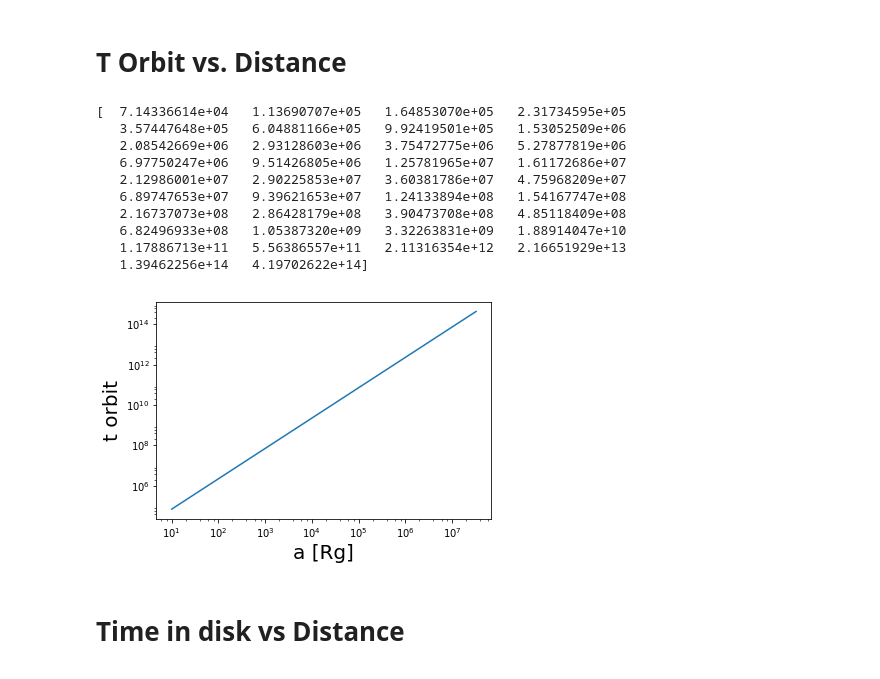
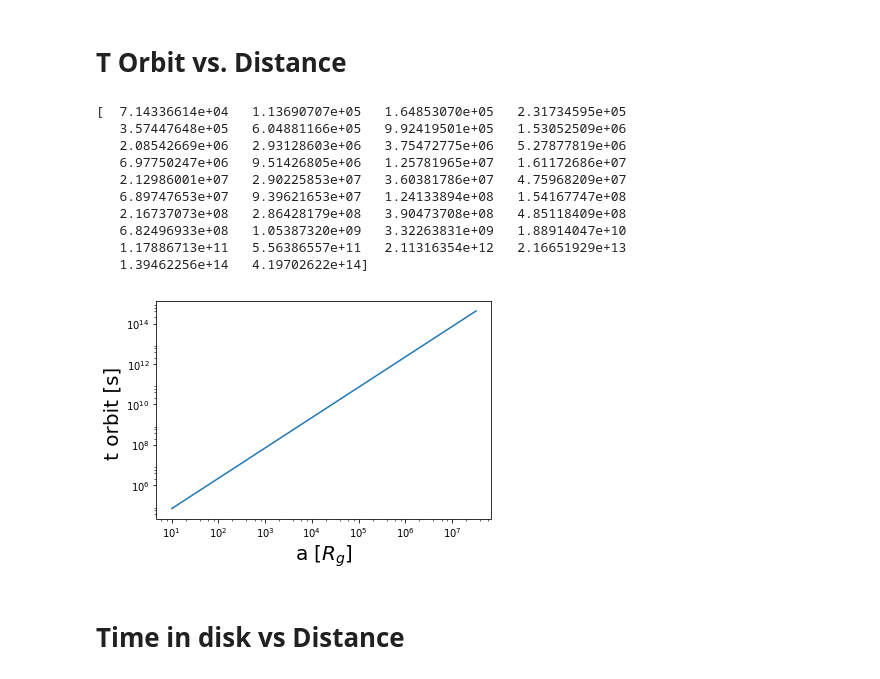
Before and after one commit to gfabj/Summer_Research_Project, a Jupyter notebook: SG_Model.ipynb, the cells around one changed output. Saved outputs shown, nothing was run; the diff lists cells and outputs as text; code cells hidden in the pictures.

```diff
--- a/SG_Model.ipynb
+++ b/SG_Model.ipynb
@@ -123,22 +139,22 @@ T_Orb = (2*np.pi*distance_in_rg*1.5*10**8)/velocity
 # %%
 logPlot=plt.gca()
 logPlot.loglog(distance_in_rg,T_Orb)
-plt.xlabel('a [Rg]',fontsize=20)
-plt.ylabel('t orbit',fontsize=20)
+plt.xlabel('a [$R_g$]',fontsize=20)
+plt.ylabel('t orbit [s] ',fontsize=20)
 
 print T_Orb
 # %% [output]
 [  7.14336614e+04   1.13690707e+05   1.64853070e+05   2.31734595e+05
    3.57447648e+05   6.04881166e+05   9.92419501e+05   1.53052509e+06
    2.08542669e+06   2.93128603e+06   3.75472775e+06   5.27877819e+06
    6.97750247e+06   9.51426805e+06   1.25781965e+07   1.61172686e+07
    2.12986001e+07   2.90225853e+07   3.60381786e+07   4.75968209e+07
    6.89747653e+07   9.39621653e+07   1.24133894e+08   1.54167747e+08
    2.16737073e+08   2.86428179e+08   3.90473708e+08   4.85118409e+08
    6.82496933e+08   1.05387320e+09   3.32263831e+09   1.88914047e+10
    1.17886713e+11   5.56386557e+11   2.11316354e+12   2.16651929e+13
    1.39462256e+14   4.19702622e+14]
-[figure, old version]
+[figure, new version]
 # %% [markdown]
 # Time in disk vs Distance
 # %%
```
Also changed, not shown: parts of 32 cells of this notebook.
